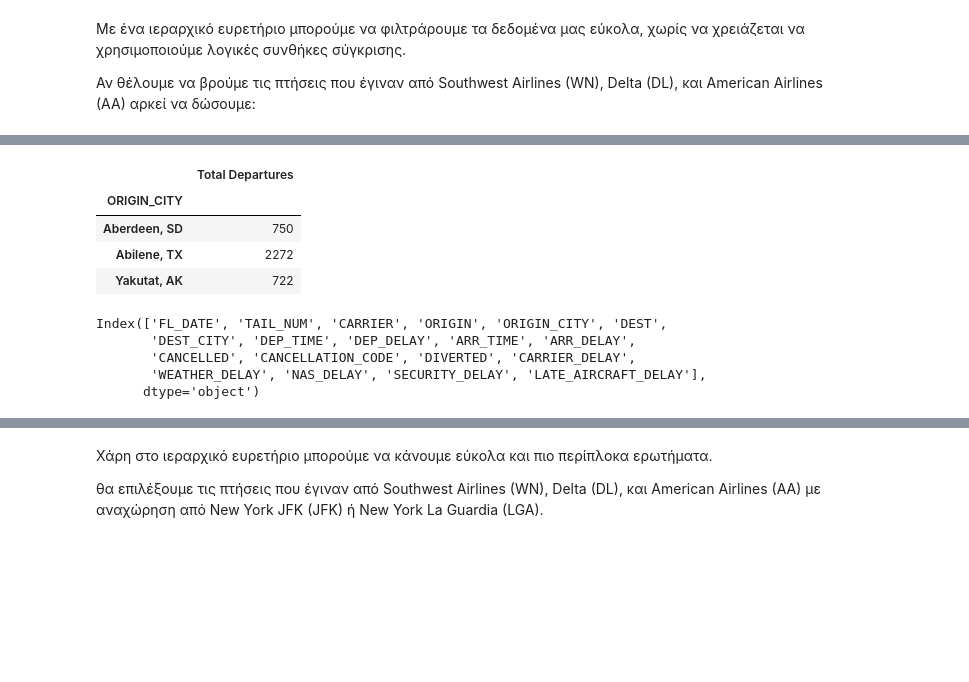
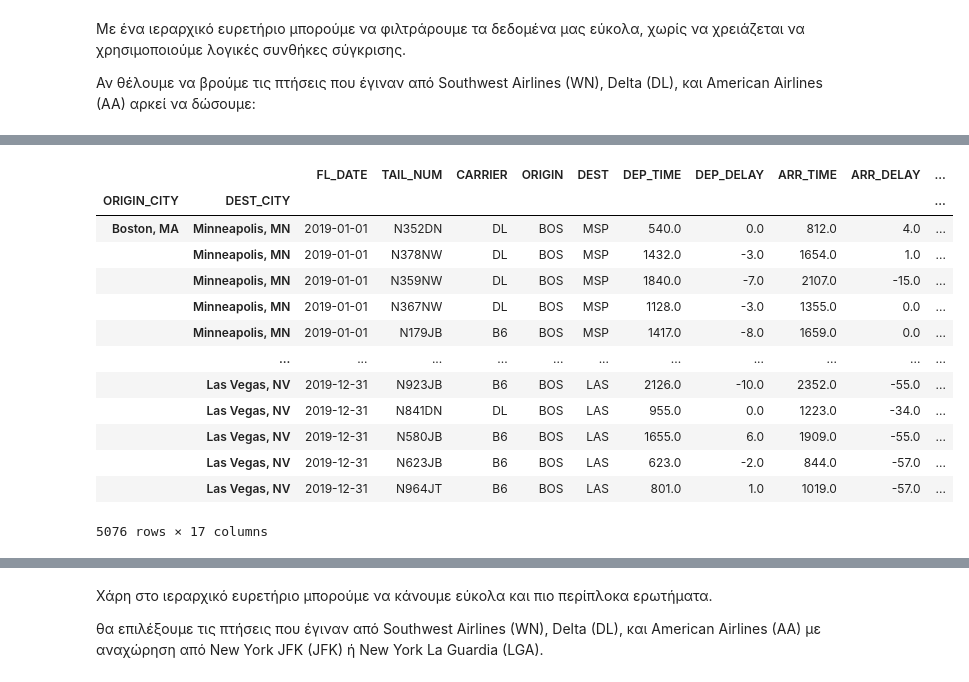
Before and after one commit to Xristos04/Data-Science-Tutorials, a Jupyter notebook: travel.ipynb, the cells around one changed output, grey strips where cells are left out. Drawn from its saved outputs; the diff is of its cells as text; code cells hidden in the pictures; blank space fills up the shorter version.

```diff
--- a/travel.ipynb
+++ b/travel.ipynb
@@ -266,16 +251,18 @@ wn_data.loc[["WN", "DL", AA"]]
-# %%
-wn_data.loc[["Aberdeen, SD","Abilene, TX","Yakutat, AK"]]
-# %% [output]
-|  | Total Departures |
-| ORIGIN_CITY |  |
-| Aberdeen, SD | 750 |
-| Abilene, TX | 2272 |
-| Yakutat, AK | 722 |
-# %%
-flights.columns
-# %% [output]
-Index(['FL_DATE', 'TAIL_NUM', 'CARRIER', 'ORIGIN', 'ORIGIN_CITY', 'DEST',
-       'DEST_CITY', 'DEP_TIME', 'DEP_DELAY', 'ARR_TIME', 'ARR_DELAY',
-       'CANCELLED', 'CANCELLATION_CODE', 'DIVERTED', 'CARRIER_DELAY',
-       'WEATHER_DELAY', 'NAS_DELAY', 'SECURITY_DELAY', 'LATE_AIRCRAFT_DELAY'],
-      dtype='object')
+# %%
+r = hierarchical_flights2.loc[("Boston, MA", ["Aberdeen, SD","Minneapolis, MN","Las Vegas, NV"]), :]
+r
+# %% [output]
+|  |  | FL_DATE | TAIL_NUM | CARRIER | ORIGIN | DEST | DEP_TIME | DEP_DELAY | ARR_TIME | ARR_DELAY | ... |
+| ORIGIN_CITY | DEST_CITY |  |  |  |  |  |  |  |  |  | ... |
+| Boston, MA | Minneapolis, MN | 2019-01-01 | N352DN | DL | BOS | MSP | 540.0 | 0.0 | 812.0 | 4.0 | ... |
+|  | Minneapolis, MN | 2019-01-01 | N378NW | DL | BOS | MSP | 1432.0 | -3.0 | 1654.0 | 1.0 | ... |
+|  | Minneapolis, MN | 2019-01-01 | N359NW | DL | BOS | MSP | 1840.0 | -7.0 | 2107.0 | -15.0 | ... |
+|  | Minneapolis, MN | 2019-01-01 | N367NW | DL | BOS | MSP | 1128.0 | -3.0 | 1355.0 | 0.0 | ... |
+|  | Minneapolis, MN | 2019-01-01 | N179JB | B6 | BOS | MSP | 1417.0 | -8.0 | 1659.0 | 0.0 | ... |
+|  | ... | ... | ... | ... | ... | ... | ... | ... | ... | ... | ... |
+|  | Las Vegas, NV | 2019-12-31 | N923JB | B6 | BOS | LAS | 2126.0 | -10.0 | 2352.0 | -55.0 | ... |
+|  | Las Vegas, NV | 2019-12-31 | N841DN | DL | BOS | LAS | 955.0 | 0.0 | 1223.0 | -34.0 | ... |
+|  | Las Vegas, NV | 2019-12-31 | N580JB | B6 | BOS | LAS | 1655.0 | 6.0 | 1909.0 | -55.0 | ... |
+|  | Las Vegas, NV | 2019-12-31 | N623JB | B6 | BOS | LAS | 623.0 | -2.0 | 844.0 | -57.0 | ... |
+|  | Las Vegas, NV | 2019-12-31 | N964JT | B6 | BOS | LAS | 801.0 | 1.0 | 1019.0 | -57.0 | ... |
+5076 rows × 17 columns
```
Also changed, not shown: parts of 17 cells of this notebook, 1 other file.
